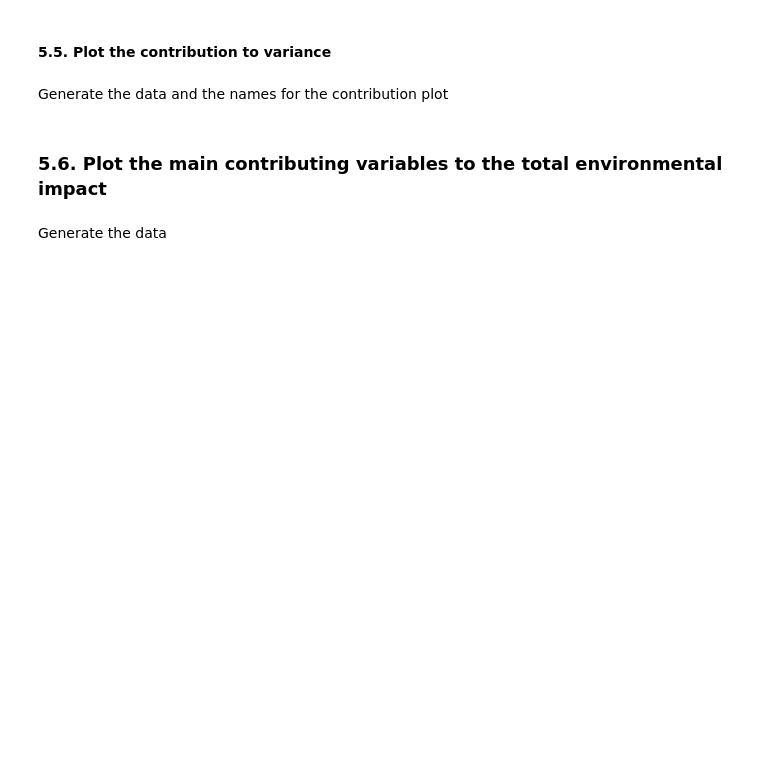
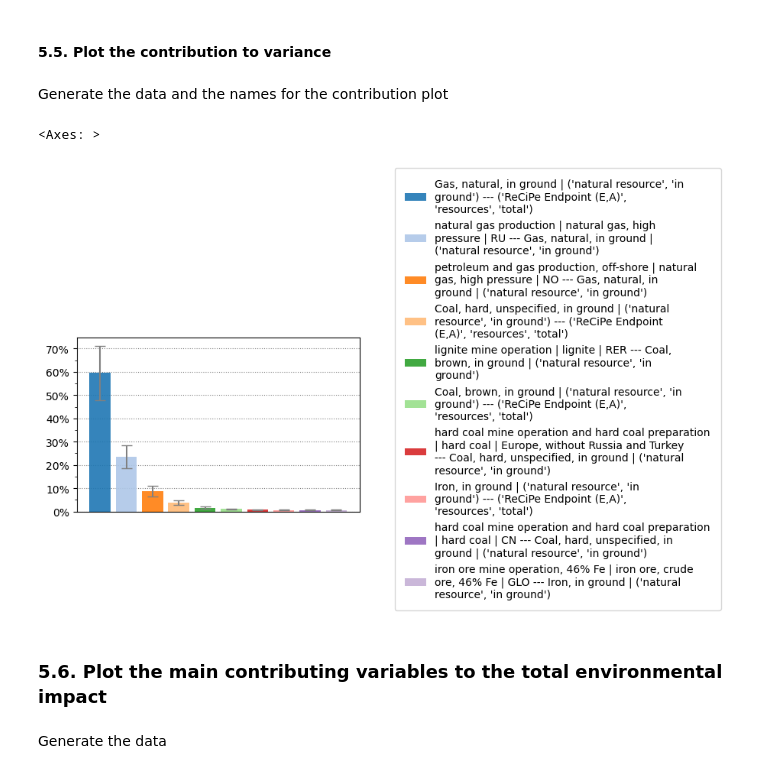
Before and after one commit to flechtenberg/pulpo, a Jupyter notebook: develop_tests/sensitivity_analysis.ipynb, the cells around one changed output. Saved outputs shown, nothing was run; the diff lists cells and outputs as text; code cells hidden in the pictures; blank space fills up the shorter version.

```diff
--- a/develop_tests/sensitivity_analysis.ipynb
+++ b/develop_tests/sensitivity_analysis.ipynb
@@ -429,6 +595,0 @@ Compute the environmental impact and group the the impacts based on their catego
-# %%
-QBs = {}
-multi_QB.columns = multi_QB.columns.reorder_levels(['variable_0', 'variable_1','method', 'intervention_db', 'intervention_flow'])
-for method, QB in multi_QB.groupby(level='method', axis=1):
-    s_for_QBs = s_solution_df.reindex(index=QB.columns)
-    QBs[method] = QB * s_for_QBs
@@ -466,3 +662,6 @@ total_Si_QBs
+# %%
+# total_Si_impacts, first_Si_impacts, second_Si_impacts = Si_impacts.to_df()
+total_Si_impacts = pd.DataFrame([Si_imapcts['ST'].T, Si_imapcts['ST_conf'].T], index=['ST', 'ST_conf'], columns=problem['names']).T
 # %% [markdown]
 #### 5.4.1. Calculate total explained variance
 # %%
@@ -553,5 +753,19 @@ metadata_total_Si_QBs = total_Si_QBs.index.to_frame(name='bar_names')['bar_names
+# %%
+metadata_dict = {}
+for (intervention_index, process_index) in total_Si_impacts.index[:all_bounds_indx_dict['intervention_flows_end']]:
+    metadata_dict[(intervention_index, process_index)] = '{} --- {}'.format(pulpo_worker.lci_data['process_map_metadata'][process_index], pulpo_worker.lci_data['intervention_map_metadata'][intervention_index])
+for intervention_index in total_Si_impacts.index[all_bounds_indx_dict['characterization_factors_start']:]:
+    metadata_dict[intervention_index] = '{} --- {}'.format(pulpo_worker.lci_data['intervention_map_metadata'][intervention_index], method)
+metadata_total_Si_impacts = pd.DataFrame([metadata_dict], index=['bar_names']).T
+# %%
+total_Si_impacts_top10 = total_Si_impacts.sort_values('ST', ascending=False).iloc[:10,:]
+metadata_total_Si_impacts_top10 = metadata_total_Si_impacts.loc[total_Si_impacts_top10.index]
 # %%
-colormap = pd.Series(mpl.cm.tab20.colors[:total_Si_QBs.shape[0]], index=total_Si_QBs.index)
-plot_SA_barplot(data=total_Si_QBs, metadata=metadata_total_Si_QBs, colormap=colormap, bbox_to_anchor_center=1.7, bbox_to_anchor_lower=-.6)
+colormap_base = mpl.cm.tab20.colors
+colormap_SA_barplot = pd.Series(colormap_base[:total_Si_impacts_top10.shape[0]], index=total_Si_impacts_top10.index)
+plot_SA_barplot(data=total_Si_impacts_top10, metadata=metadata_total_Si_impacts_top10, colormap=colormap_SA_barplot, bbox_to_anchor_center=1.7, bbox_to_anchor_lower=-.6)
+# %% [output]
+<Axes: >
+[figure, added]
 # %% [markdown]
 ### 5.6. Plot the main contributing variables to the total environmental impact
```
Also changed, not shown: parts of 144 cells of this notebook, 1 other file.
